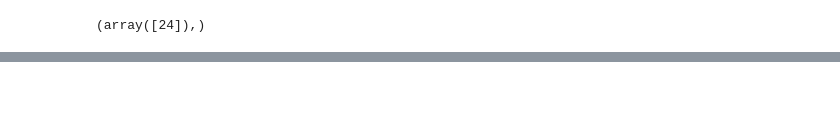
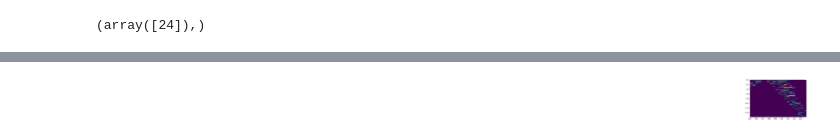
Before and after one commit to andersdot/modelMWkinematics, a Jupyter notebook: FindStreams.ipynb, the cells around one changed output, grey strips where cells are left out. Saved outputs shown, nothing was run; the diff lists cells and outputs as text; code cells hidden in the pictures; blank space fills up the shorter version.

```diff
--- a/FindStreams.ipynb
+++ b/FindStreams.ipynb
@@ -193,0 +230,96 @@ np.where(np.array(phi1_left_edges) == 120)
+# %%
+
+figAll, axesAll = plt.subplots()
+fig, axes = plt.subplots(2, 3, figsize=(10,10))
+fig2, axes2 = plt.subplots()
+axes = axes.flatten()
+excessCurrent = np.zeros(len(phi1_right_edges))
+excess = np.zeros((len(pmphi1_edges)-1, len(pmphi2_edges)-1))
+for j, (pm1_l, pm1_r) in enumerate(zip(pmphi1_edges[:-1], pmphi1_edges[1:])):
+    for k, (pm2_l, pm2_r) in enumerate(zip(pmphi2_edges[:-1], pmphi2_edges[1:])):
+        pmindices = (pmphi1 > pm1_l) & (pmphi1 <= pm1_r) &\
+                    (pmphi2 > pm2_l) & (pmphi2 <= pm2_r)
+        axes2.cla()
+        for i, (l, r) in enumerate(zip(phi1_left_edges, phi1_right_edges)): #np.unique(phi1bins):
+            print i
+            #for i, l, r in zip([24], [phi1_left_edges[24]], [phi1_right_edges[24]]):
+            for a in axes: a.cla()
+            #search for over densities of stars along equator in Phi1 delta degree increments
+            #stream is Phi2 = +-0.25 degrees from equator
+            #background is Phi2 = +-2 degrees excluding stream
+            deltaPhi2 = phi2 - phi2_center
+
+            posindices  = (phi1 >= l) & \
+                          (phi1 <  r) & \
+                          (np.abs(deltaPhi2) <= phi2_width) & pmindices
+            if np.sum(posindices):
+                notindices = (phi1 >= l) & \
+                              (phi1 <  r) & \
+                              (np.abs(deltaPhi2) <= background_widthmax) & ~pmindices
+
+                backindices_low = (phi1 >= l) & \
+                              (phi1 <  r) & \
+                              (deltaPhi2 > -background_widthmax) & \
+                              (deltaPhi2 < -background_widthmin) & pmindices
+                backindices_high = (phi1 >= l) & \
+                              (phi1 <  r) & \
+                              (deltaPhi2 < background_widthmax) & \
+                              (deltaPhi2 > background_widthmin) & pmindices
+                allindices = (phi1 >= l) & \
+                              (phi1 <  r) & \
+                              (np.abs(deltaPhi2) <= background_widthmax) & pmindices
+                axesAll.hist2d(phi1[allindices], phi2[allindices], bins=[20, 100])
+
+                signal, bins_edges = np.histogram(phi2[posindices], bins=signalbins)
+                background_low, bin_edges = np.histogram(phi2[backindices_low], bins=backgroundbins_low)
+                background_high, bin_edges = np.histogram(phi2[backindices_high], bins=backgroundbins_high)
+                bcfit = np.hstack((backgroundcenters_low, backgroundcenters_high))
+                bsfit = np.hstack((background_low.astype('float64'), background_high.astype('float64')))
+                p3 = np.poly1d(np.polyfit(bcfit, bsfit, 3))
+                excessCurrent[i] = np.sum(signal - p3(signalcenters))/np.sqrt(np.sum(p3(signalcenters)))
+                if excessCurrent[i] > 4.:
+                    #backgroundcenters = backgroundcenters[background > 0]
+                    #background = background[background > 0]
+                    axes[0].hist(phi2[allindices], bins=allbins, histtype='step', normed=True)
+                    axes[0].hist(phi2[notindices], bins=allbins, histtype='step', normed=True)
+                    axes[0].set_xlabel('phi 2')
+                    axes[0].set_ylabel('hist sig and back')
+                    axes[1].hist(phi2[posindices], bins=signalbins, histtype='step')
+                    axes[1].set_xlabel('phi2')
+                    axes[1].set_ylabel('hist of sig')
+                    axes[2].hist(phi2[backindices_low], bins=backgroundbins_low, histtype='step')
+                    axes[2].hist(phi2[backindices_high], bins=backgroundbins_high, histtype='step')
+                    axes[2].set_xlabel('phi 2')
+                    axes[2].set_ylabel('hist of back')
+                    #cs = scint.CubicSpline(bcfit, bsfit)
+                    #cs = scint.UnivariateSpline(bcfit, bsfit, s=0.001)
+
+                    axes[3].hist(phi2[allindices], bins = allbins, label='hist', histtype='step')
+                    axes[3].plot(allcenters, p3(allcenters), label='fit')
+                    axes[4].plot(allcenters, p3(allcenters), label='fit')
+                    axes[3].legend()
+                    axes[4].hist(phi2[backindices_low], bins=backgroundbins_low, label='hist', histtype='step')
+                    axes[4].hist(phi2[backindices_high], bins=backgroundbins_high, label='hist', histtype='step')
+                    #axes[4].plot(allcenters, cs(allcenters), label='fit')
+                    axes[4].set_xlabel('phi 2')
+                    axes[4].set_ylabel('fit to back')
+                    axes[4].legend()
+                    axes[5].hist(phi2[posindices], bins=signalbins, label='hist', histtype='step')
+                    axes[5].plot(signalcenters, p3(signalcenters), label='fit')
+                    #print signalcenters
+                    #print cs(signalcenters)
+                    axes[5].set_xlabel('phi 2')
+                    axes[5].set_ylabel('fit to sig')
+                    axes[5].legend()
+                    #signal = signal.astype('float64') - p3(signalcenters)
+                    print excessCurrent[i]
+                    plt.tight_layout()
+                    fig.suptitle("Significance {0:0.2f} phi 1 {1:0.2f} phi 2 {2:0.2f}".format(excessCurrent[i], pm1_l, pm2_l), fontsize=14)
+                    fig.savefig('fitBackground_{0:03d}_{1:03d}_{2:03d}'.format(j, k, i))
+        axes2.plot(phi1_centers[~np.isnan(excessCurrent)], excessCurrent[~np.isnan(excessCurrent)])
+        axes2.set_xlabel('phi 1')
+        axes2.set_ylabel('excess')
+        axes2.set_title('phi 1 {0:0.2f} phi 2 {1:0.2f}'.format(pm1_l, pm2_l))
+        fig2.savefig('excess_{0:03d}_{1:03d}'.format(j, k))
+        excess[j, k] = np.max(excessCurrent)
+# %% [output]
@@ -193,0 +344 @@ np.where(np.array(phi1_left_edges) == 120)
+[figure, added]
```
Also changed, not shown: parts of 11 cells of this notebook.
